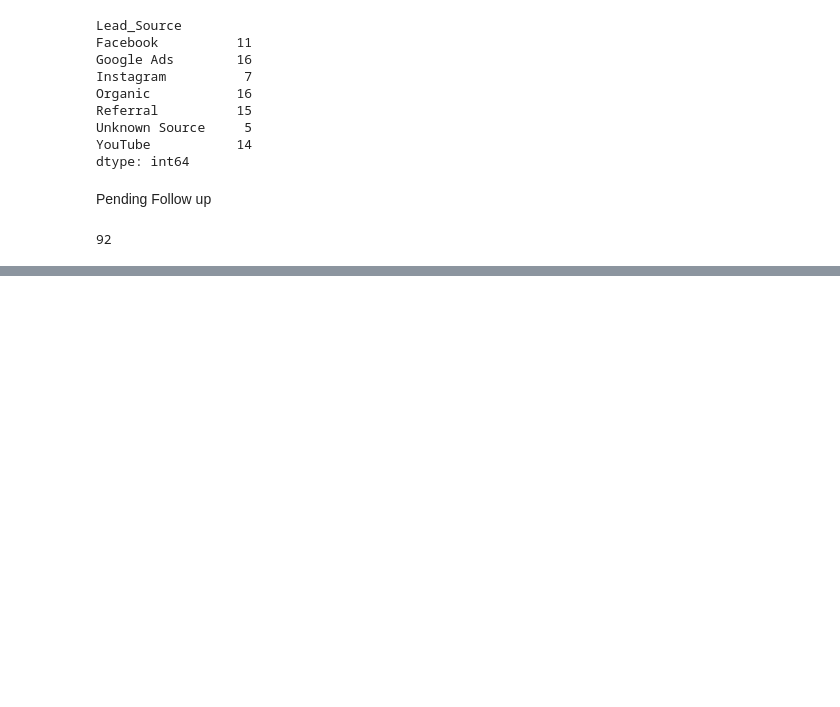
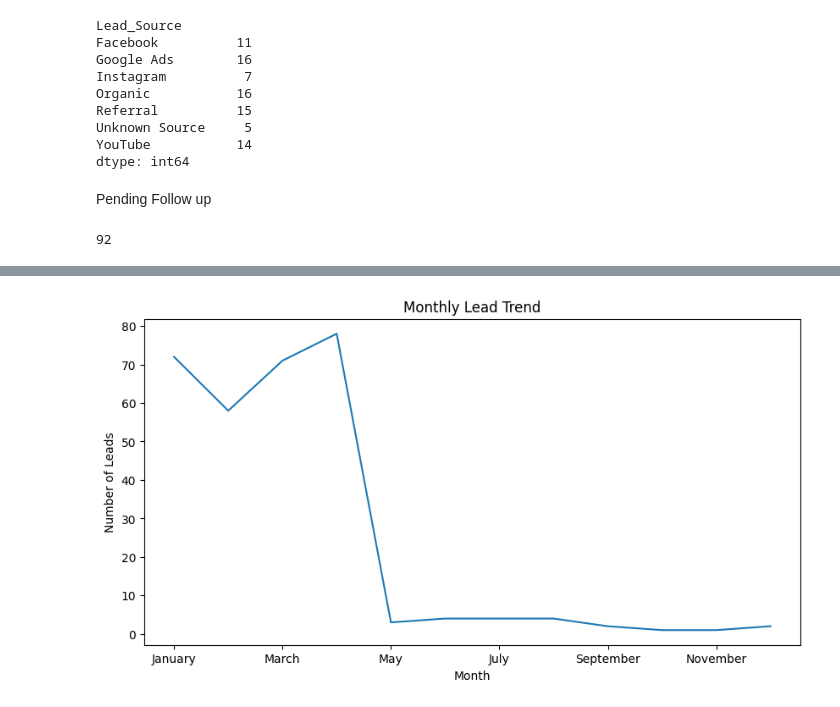
Before and after one commit to Arti102/MIS, a Jupyter notebook: Pythoncode.ipynb, the cells around one changed output, grey strips where cells are left out. Drawn from its saved outputs; the diff is of its cells as text; code cells hidden in the pictures; blank space fills up the shorter version.

```diff
--- a/Pythoncode.ipynb
+++ b/Pythoncode.ipynb
@@ -270,2 +367,4 @@ print(pending.shape[0])
+# %%
+df['Month'] = df['Enquiry_Date'].dt.month_name()
 # %%
 monthly_trend = df.groupby('Month')['Lead_ID'].count()
@@ -275,0 +371,17 @@ KeyError: 'Month'
+# %%
+month_order = [
+    'January',
+    'February',
+    'March',
+    'April',
+    'May',
+    'June',
+    'July',
+    'August',
+    'September',
+    'October',
+    'November',
+    'December'
+]
+
+monthly_trend = monthly_trend.reindex(month_order)
@@ -275,0 +405,12 @@ KeyError: 'Month'
+# %%
+monthly_trend.plot(kind='line', figsize=(10,5))
+
+plt.title("Monthly Lead Trend")
+
+plt.xlabel("Month")
+
+plt.ylabel("Number of Leads")
+
+plt.show()
+# %% [output]
+[figure, added]
```
Also changed, not shown: parts of 17 cells of this notebook.
